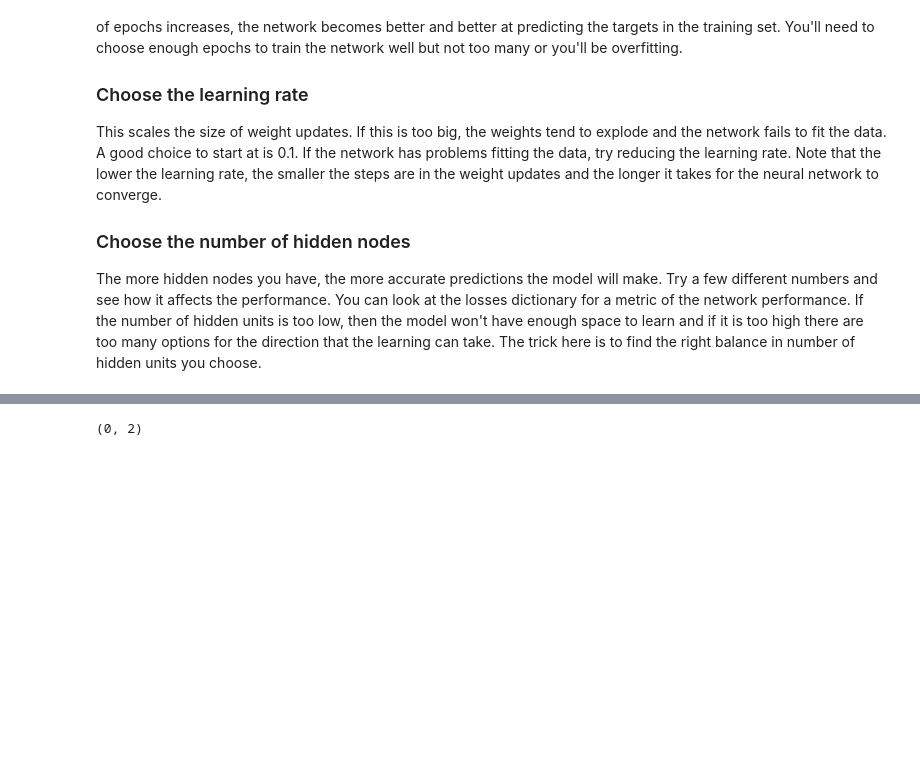
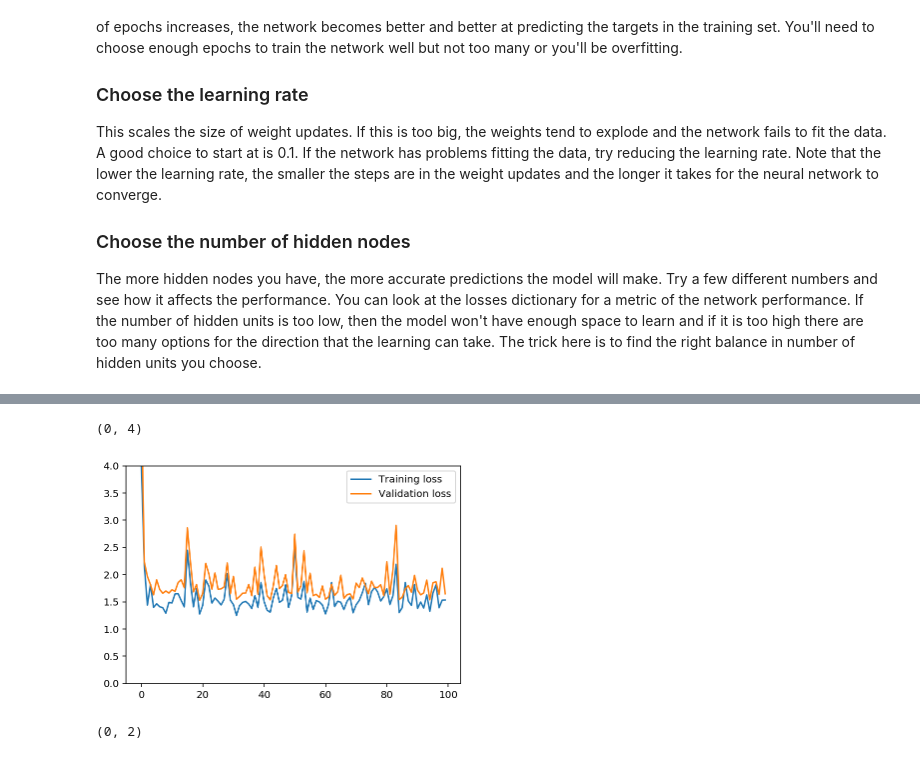
Before and after one commit to clrogers2/DeepLearning-Udacity, a Jupyter notebook: Intro Neural Networks/dlnd-your-first-network/DLND Your first neural network.ipynb, the cells around one changed output, grey strips where cells are left out. Cells and saved outputs as stored; diff of their text form; code cells hidden in the pictures; blank space fills up the shorter version.

Commit message:
Adjusted scale of weights initialization

```diff
--- a/Intro Neural Networks/dlnd-your-first-network/DLND Your first neural network.ipynb
+++ b/Intro Neural Networks/dlnd-your-first-network/DLND Your first neural network.ipynb
@@ -137,10 +137,12 @@ class NeuralNetwork(object):
         self.output_nodes = output_nodes
 
         # Initialize weights
-        self.weights_input_to_hidden = np.random.normal(0.0, 1 / self.input_nodes**-0.5,
+        # Tried to adjust the scale parameter using different dimensions to see if that
+        # Improved the model, no significant change observed
+        self.weights_input_to_hidden = np.random.normal(0.0, 1 / self.hidden_nodes**-0.5,
                                        (self.input_nodes, self.hidden_nodes))
 
-        self.weights_hidden_to_output = np.random.normal(0.0, 1 / self.input_nodes**-0.5,
+        self.weights_hidden_to_output = np.random.normal(0.0, 1 / self.output_nodes**-0.5,
                                        (self.hidden_nodes, self.output_nodes))
         self.lr = learning_rate
 
@@ -226,9 +228,9 @@ The more hidden nodes you have, the more accurate predictions the model will mak
 import sys
 
 ### Set the hyperparameters here ###
-epochs = 250
+epochs = 1000
 learning_rate = 0.05
-hidden_nodes = 40
+hidden_nodes = 27
 output_nodes = 1
 
 N_i = train_features.shape[1]
@@ -256,3 +258,14 @@ Progress: 99.6% ... Training loss: 2.073 ... Validation loss: 2.865
+# %%
+# 27 hidden nodes, 0.05 Learning rate, 100 epochs
+#Training loss: 1.532 ... Validation loss: 1.646
+#Weights Matrix initialization scale hidden/output
+plt.plot(losses['train'], label='Training loss')
+plt.plot(losses['validation'], label='Validation loss')
+plt.legend()
+plt.ylim(ymax=4, bottom=0)
+# %% [output]
+(0, 4)
+[figure, added]
 # %%
 # 24 hidden nodes, 0.01 Learning rate, 250 epochs
 #Training loss: 1.262 ... Validation loss: 1.615
```
Also changed, not shown: parts of 3 cells of this notebook.
